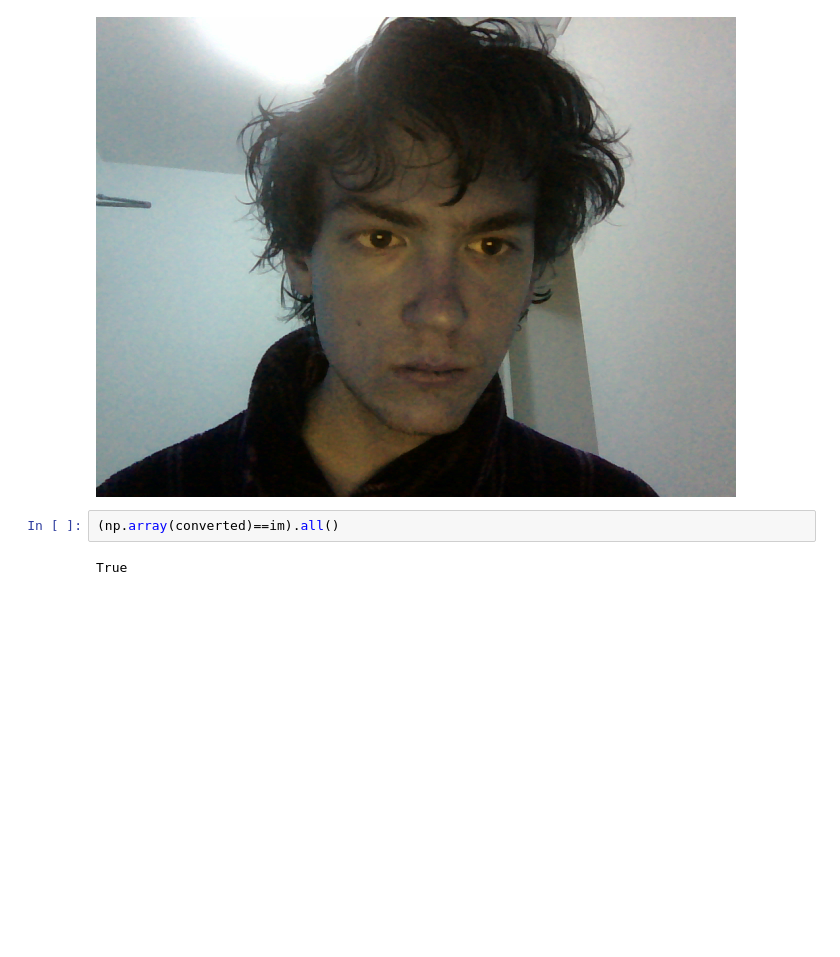
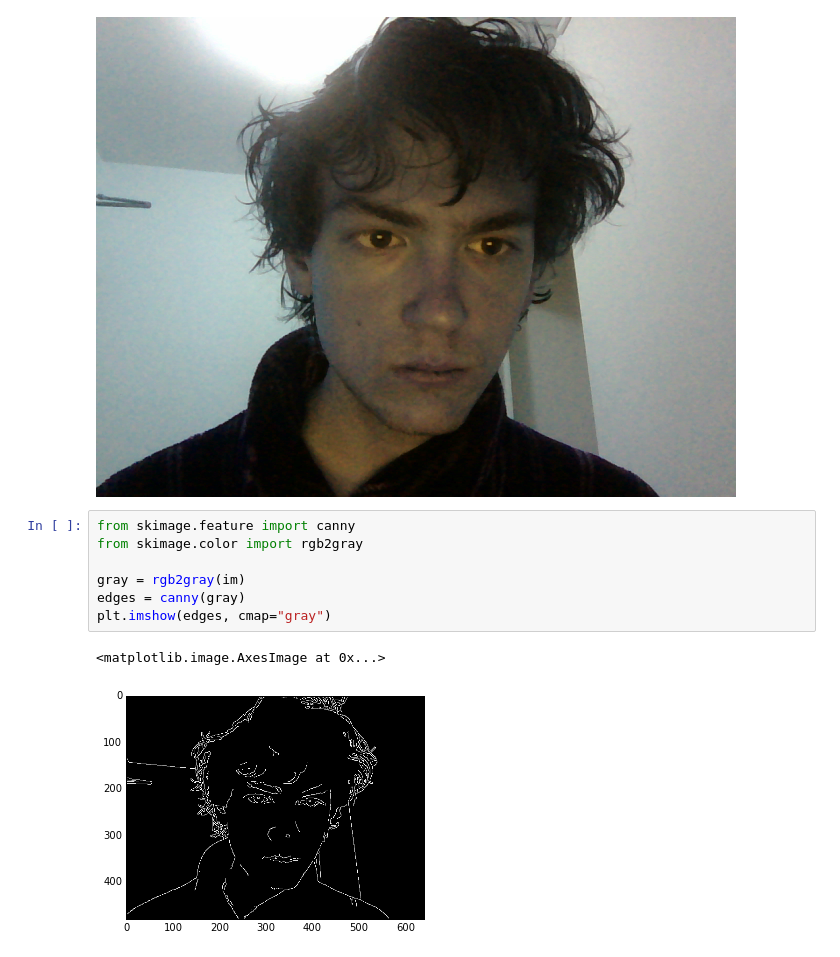
Before and after one commit to cferko/artificer, a Jupyter notebook: source/ghammara/ghammara_draft.ipynb, the cells around one changed output. Cells and saved outputs as stored; diff of their text form; blank space fills up the shorter version.

```diff
--- a/source/ghammara/ghammara_draft.ipynb
+++ b/source/ghammara/ghammara_draft.ipynb
@@ -61,7 +61,13 @@ import numpy as np
 converted = Image.fromarray(im)
 # %% [output]
 [figure]
-# %%
-(np.array(converted)==im).all()
-# %% [output]
-True
+# %%
+from skimage.feature import canny
+from skimage.color import rgb2gray
+
+gray = rgb2gray(im)
+edges = canny(gray)
+plt.imshow(edges, cmap="gray")
+# %% [output]
+<matplotlib.image.AxesImage at 0x...>
+[figure, added]
```
Also changed, not shown: 1 other file.
